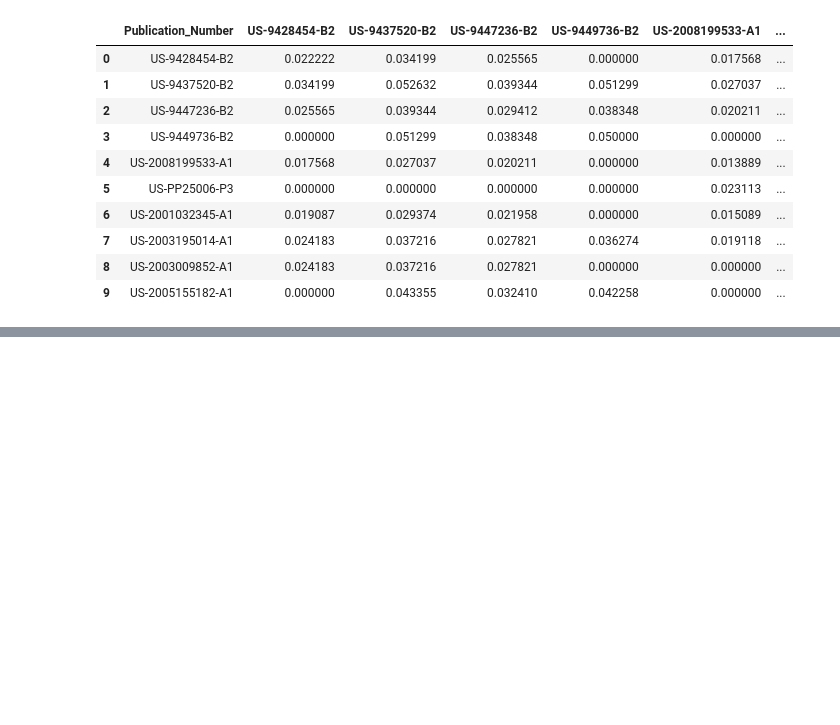
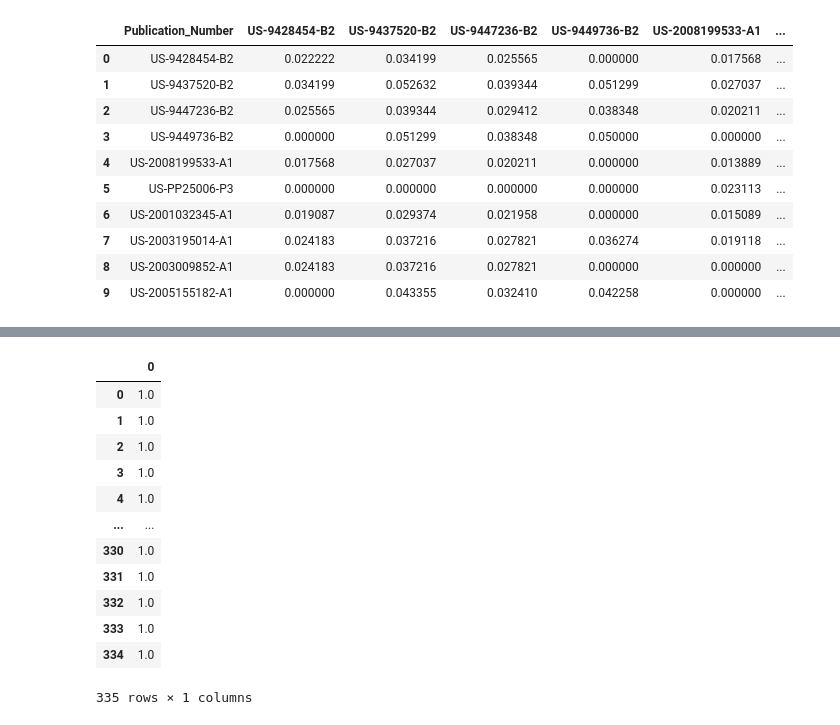
Before and after one commit to GabeAspir/Patent-Prior-Art-Finder, a Jupyter notebook: 4_SimilarityTechniques/Getting_into_metrics_Ephraim.ipynb, the cells around one changed output, grey strips where cells are left out. Saved outputs shown, nothing was run; the diff lists cells and outputs as text; code cells hidden in the pictures; blank space fills up the shorter version.

```diff
--- a/4_SimilarityTechniques/Getting_into_metrics_Ephraim.ipynb
+++ b/4_SimilarityTechniques/Getting_into_metrics_Ephraim.ipynb
@@ -162,0 +176,19 @@ temp_sim_Table
+# %%
+myBag= bbow(pt['tokenized']) # Better late than never
+jacsci = pandas.DataFrame(jaccard_score(myBag,myBag, average=None))
+# %%
+jacsci
+# %% [output]
+|  | 0 |
+| 0 | 1.0 |
+| 1 | 1.0 |
+| 2 | 1.0 |
+| 3 | 1.0 |
+| 4 | 1.0 |
+| ... | ... |
+| 330 | 1.0 |
+| 331 | 1.0 |
+| 332 | 1.0 |
+| 333 | 1.0 |
+| 334 | 1.0 |
+335 rows × 1 columns
```
Also changed, not shown: parts of 9 cells of this notebook.
